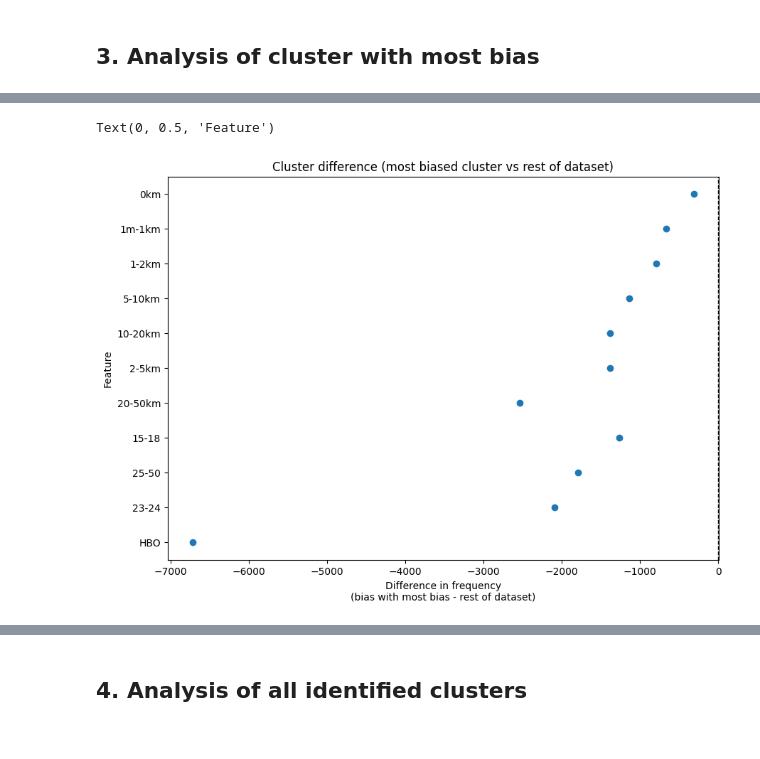
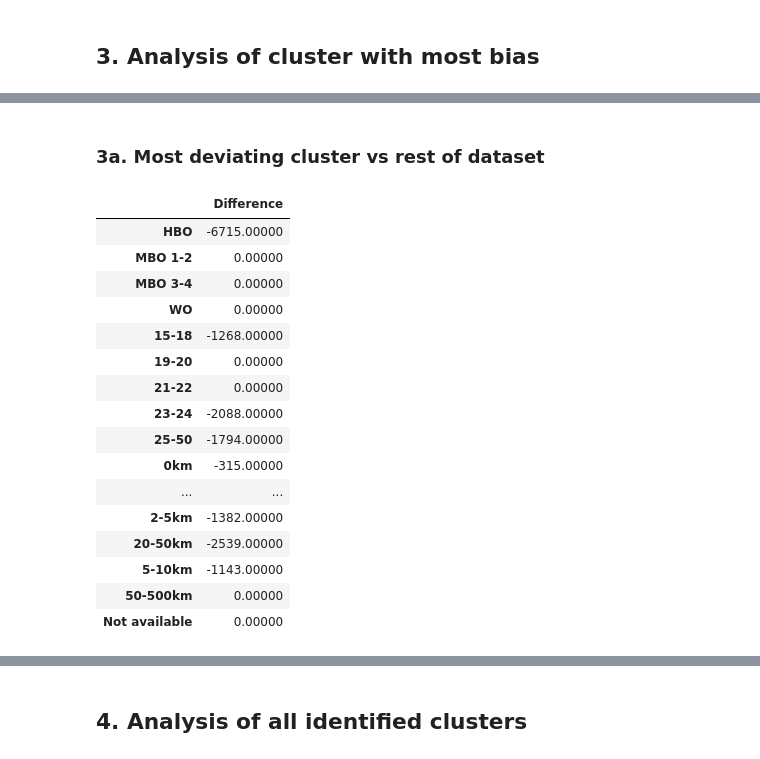
Before and after one commit to NGO-Algorithm-Audit/unsupervised-bias-detection, a Jupyter notebook: notebooks/notebook_categorical.ipynb, the cells around one changed output, grey strips where cells are left out. Cells and saved outputs as stored; diff of their text form; code cells hidden in the pictures.

```diff
--- a/notebooks/notebook_categorical.ipynb
+++ b/notebooks/notebook_categorical.ipynb
@@ -38,6 +39,15 @@ df.shape
 ## 1. Data processing
 # %%
 # mapping high risk categories to 0 (more bias) and low risk categories to 1 (less bias)
-# mapping = {6:0, 5:0, 4:1, 3:1, 2:1, 1:1}
 mapping = {6:1, 5:1, 4:0, 3:0, 2:0, 1:0}
 df['Risk category'] = df['Risk category'].map(mapping)
+
+# performance metric
+targetColumn = 'Risk category'
+
+# feature columns
+features = ['Education', 'Age', 'Distance']
+X = df[features]
+
+# target column in df
+y = df[targetColumn]
@@ -93,4 +91,16 @@ df_other = df[hbac.labels_ != 0]
 # %%
-# text
-print(f'Cluster with most bias consists of {len(df_most_biased_cluster)} datapoints. The uploaded dataset consists of {df.shape[0]} datapoints.')
+# assign cluster labels to the original dataframe
+df['Cluster'] = hbac.labels_
+
+# cluster with most bias has label 0
+df_most_biased_cluster = df[hbac.labels_ == 0]
+df_other = df[hbac.labels_ != 0]
+
+# UI text
+print(f'We found {hbac.n_clusters_} clusters.\nCluster with most bias consists of {len(df_most_biased_cluster)} datapoints. The uploaded dataset consists of {df.shape[0]} datapoints.')
+
+# csv export
+hbac.n_clusters_
+hbac.labels_
+hbac.scores_
 # %% [output]
@@ -147,3 +112,0 @@ def stat_df_cat(df1, df2, features):
-# %%
-diff_df = stat_df_cat(df_most_biased_cluster,df_other,features=features)
-diff_df
@@ -163,16 +113,25 @@ diff_df
-# %%
-# Create the scatter plot
-fig, ax = plt.subplots(figsize=(10, 7))
-ax.scatter(diff_df['Difference'], diff_df.index)
-
-# Line to define zero on the x-axis
-ax.axvline(x=0, linestyle='--', color='black', linewidth=1)
-
-# Adding title and labels
-plt.title('Cluster difference (most biased cluster vs rest of dataset)')
-plt.xlabel('Difference in frequency\n(bias with most bias - rest of dataset)')
-plt.ylabel('Feature')
-# %% [output]
-Text(0, 0.5, 'Feature')
-[figure, removed]
+# %% [markdown]
+### 3a. Most deviating cluster vs rest of dataset
+# %%
+# df with all differences
+diff_df = diff_df(df, features, type='Categorical')
+diff_df
+# %% [output]
+|  | Difference |
+| HBO | -6715.00000 |
+| MBO 1-2 | 0.00000 |
+| MBO 3-4 | 0.00000 |
+| WO | 0.00000 |
+| 15-18 | -1268.00000 |
+| 19-20 | 0.00000 |
+| 21-22 | 0.00000 |
+| 23-24 | -2088.00000 |
+| 25-50 | -1794.00000 |
+| 0km | -315.00000 |
+| ... | ... |
+| 2-5km | -1382.00000 |
+| 20-50km | -2539.00000 |
+| 5-10km | -1143.00000 |
+| 50-500km | 0.00000 |
+| Not available | 0.00000 |
 # %%
```
Also changed, not shown: parts of 23 cells of this notebook.
